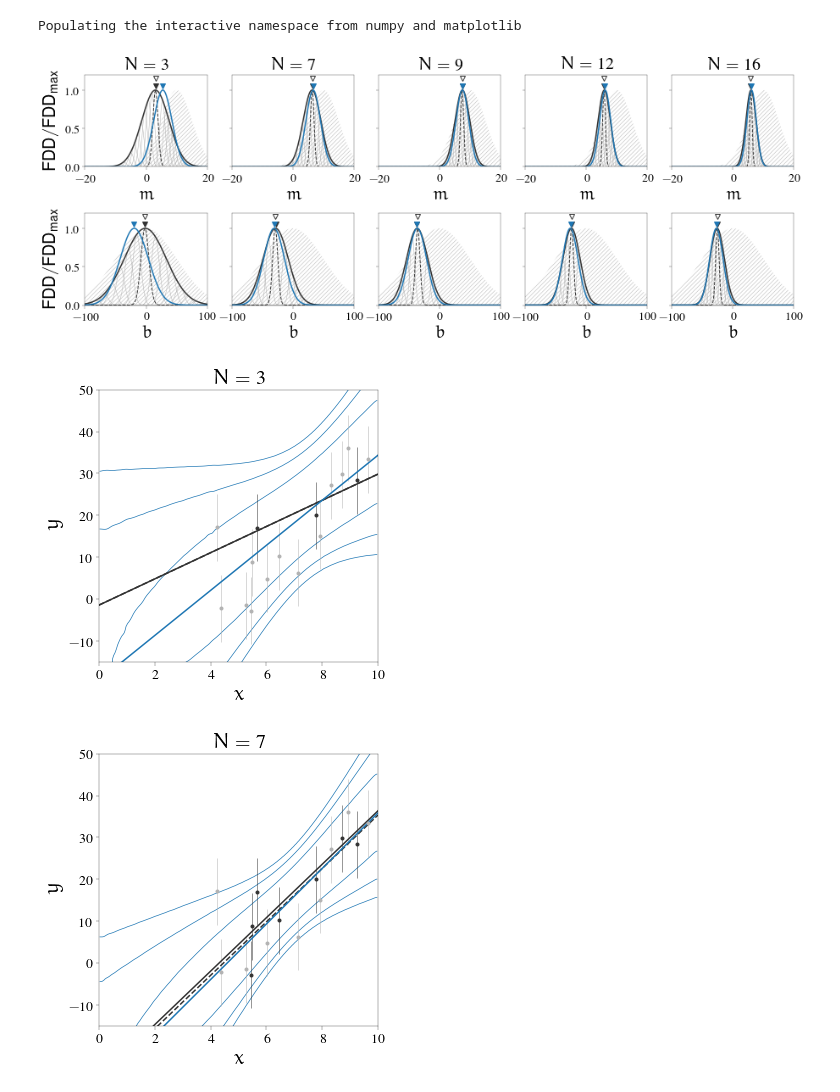
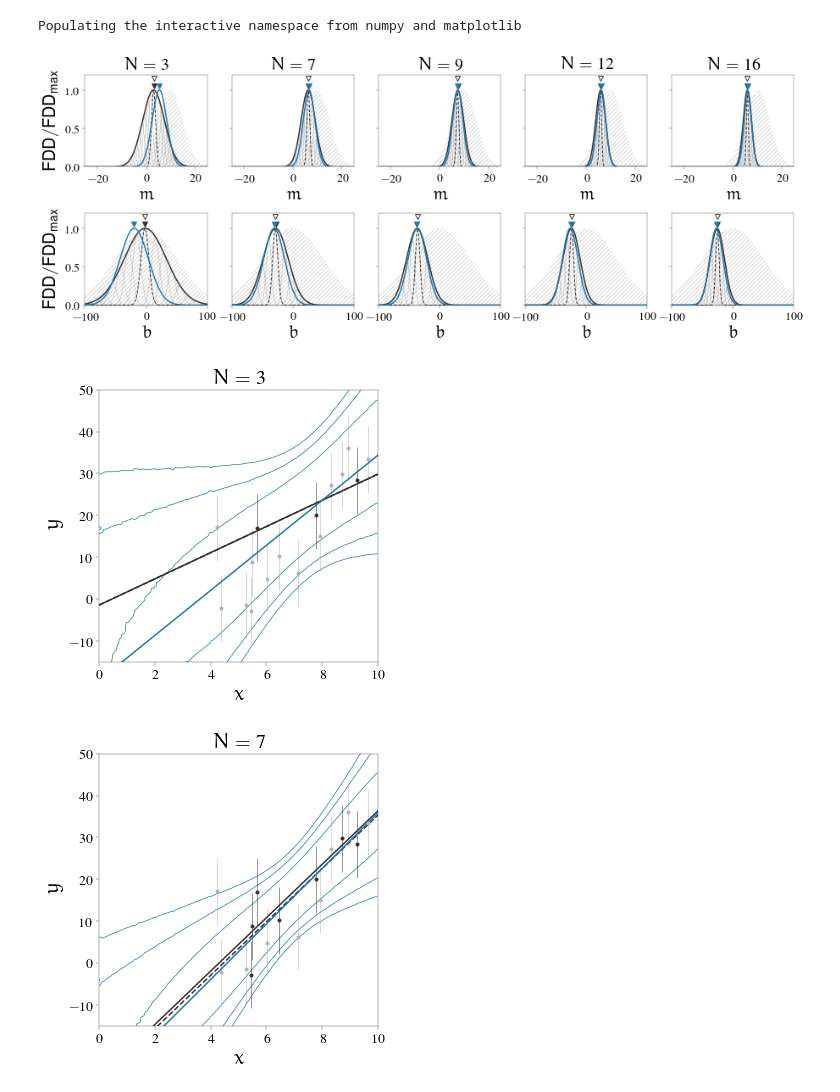
Before and after one commit to ajmejia/1st-phd-seminar, a Jupyter notebook: examples.ipynb, the cells around one changed output. Saved outputs shown, nothing was run; the diff lists cells and outputs as text; code cells hidden in the pictures.

```diff
--- a/examples.ipynb
+++ b/examples.ipynb
@@ -32,11 +32,8 @@ def real_model(x, params):
 def model(x, params):
     return params[0]*x+params[1]
 # definir verosimilitud del modelo asumido para reproducir cada observación
-def lik_i(x, y, sigma, params):
-    return 1.0/sqrt(2*pi*sigma**2)*exp(-((model(x, params)-y)/(2*sigma))**2)
-# definir verosimilitud verdadera del modelo asumido para reproducir cada observación
-def real_lik_i(x, y, sigma, params):
-    return 1.0/sqrt(2*pi*sigma**2)*exp(-((real_model(x, params)-y)/(2*sigma))**2)
+def lik_i(x, y, sigma, params, mu=model):
+    return 1.0/sqrt(2*pi*sigma**2)*exp(-((mu(x, params)-y)/(2*sigma))**2)
 # definir prior objetivo
 def naive_prior(m, b, **kwargs):
     return ones(m.shape)*1.0/(m.max()-m.min())*1.0/(b.max()-b.min())
@@ -131,7 +128,7 @@ def rejection_sampling(support, PDF, n_samples=100, return_grid=False, grid_step
     else:
         return x, y
 # definir función para muestrear el espacio de observables de acuerdo a la PDF
-def model_sampling(support, PDF, X, model, max_samples=100, bins=200):
+def model_sampling(support, PDF, X, model, max_samples=100, bins=400):
     PDF_ = copy(PDF)
     PDF_ = norm_to_max(PDF_)*max_samples
 
@@ -147,8 +144,8 @@ def model_sampling(support, PDF, X, model, max_samples=100, bins=200):
     X_obs = concatenate(X_obs)
     Y_obs = concatenate(Y_obs)
     H, xe, ye = histogram2d(X_obs, Y_obs, bins, range=((X_obs.min(),X_obs.max()),(Y_obs.min(),Y_obs.max())))
-    X_cen = 0.5*diff(xe)+xe[:-1]
-    Y_cen = 0.5*diff(ye)+ye[:-1]
+    X_cen = (xe[1:]+xe[:-1])*0.5
+    Y_cen = (ye[1:]+ye[:-1])*0.5
     return H.T, X_cen, Y_cen
 # %%
 # ======================================== DATA SIMULATION =============================================================
@@ -157,8 +154,8 @@ real_params = (1.5, 0.0)
 percentiles = [0.99, 0.95, 0.68]
 range_x = (0, 10)
 range_y = (-15, 50)
+range_pdf = (0.0, 1.2)
 range_m, range_b = (-50.0, +50.0), (-200.0, +200.0)
-range_pdf = (0.0, 1.2)
 N_obs, N_uni, N_par = 20, 400, 400
 shape = (N_uni, N_par, N_par)
 X = linspace(range_x[0], range_x[1], shape[0])
@@ -180,8 +177,8 @@ fig_pdf.subplots_adjust(wspace=0.2, hspace=0.5)
 
 axs[0,0].set_ylabel(r"$\text{FDD}/\text{FDD}_\text{max}$")
 axs[1,0].set_ylabel(r"$\text{FDD}/\text{FDD}_\text{max}$")
-axs[0,0].set_xlim(*(-20,+20))
-axs[1,0].set_xlim(*(-100,+100))
+axs[0,0].set_xlim(*asarray(range_m)*0.5)
+axs[1,0].set_xlim(*asarray(range_b)*0.5)
 axs[0,0].set_ylim(*range_pdf)
 
 x_idx = digitize(x_obs, linspace(x_obs.min(),x_obs.max(),axs.shape[1]+1), right=True)
@@ -270,34 +267,34 @@ for j,i in it.product(xrange(axs.shape[1]),xrange(axs.shape[0])):
         axs[0,j].set_visible(True)
         axs[1,j].set_visible(True)
 
         if save_fit: fig_fit.savefig("img/linear-fit-{}-{}".format(join(names[mask_names],"-"), j+1))
         if any(mask_names) and save_pdf: fig_pdf.savefig("img/linear-pdf-{}-{}".format(join(names[mask_names],"-"), j+1))
 # ======================================================================================================================
 # ======================================== LIKELIHOOD ANALYSIS =========================================================
 show_mle = True
 show_likelihood = True
 show_cond_b = True
 show_cond_m = True
 save_pars = False
 mask_names = array([show_mle, show_likelihood, show_cond_m, show_cond_b])
 names = array(["mle", "likelihood", "condm", "condb"])
 
 fig_par, ax = subplots(1, 1)
 likelihood = lik_i(XX_obs, YY_obs, sigma, [MM_obs,BB_obs]).prod(axis=0)
 mle_m, mle_b = unravel_index(argmax(likelihood), likelihood.shape)
 
 if show_likelihood:
     ax.contour(MM_obs[0], BB_obs[0], likelihood, [percentile_to_level(MM_obs[0],BB_obs[0],likelihood,per) for per in percentiles], colors="0.2", linewidths=0.7)
 ax.plot(M[mle_m], B[mle_b], "o", mfc="0.2", mec="0.2", visible=show_mle)
 ax.axvline(M[mle_m], ls="--", lw=0.7, color="0.2", visible=show_cond_b)
 ax.axhline(B[mle_b], ls="--", lw=0.7, color="0.2", visible=show_cond_m)
 ax.set_xlim(2.0, 10.0)
 ax.set_ylim(-50.0, 0.0)
 ax.set_xlabel(r"$m$")
 ax.set_ylabel(r"$b$")
 if save_pars: fig_par.savefig("img/pars-{}".format(join(names[mask_names], "-") if any(mask_names) else "blank"))
 # %% [output]
-[figure, old version]
+[figure, new version]
 [figure]
 [figure]
 [figure]
```
Also changed, not shown: parts of 2 cells of this notebook.
